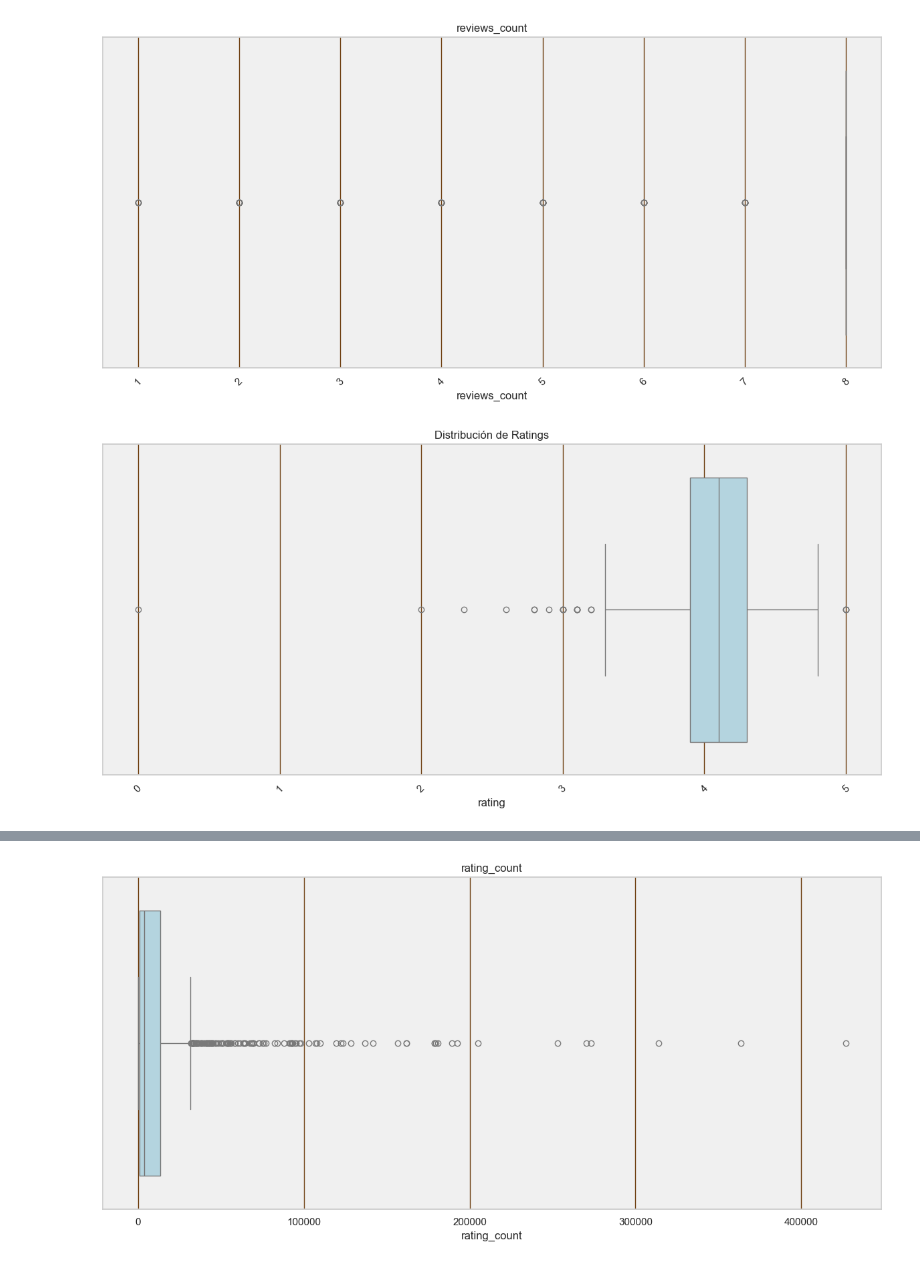
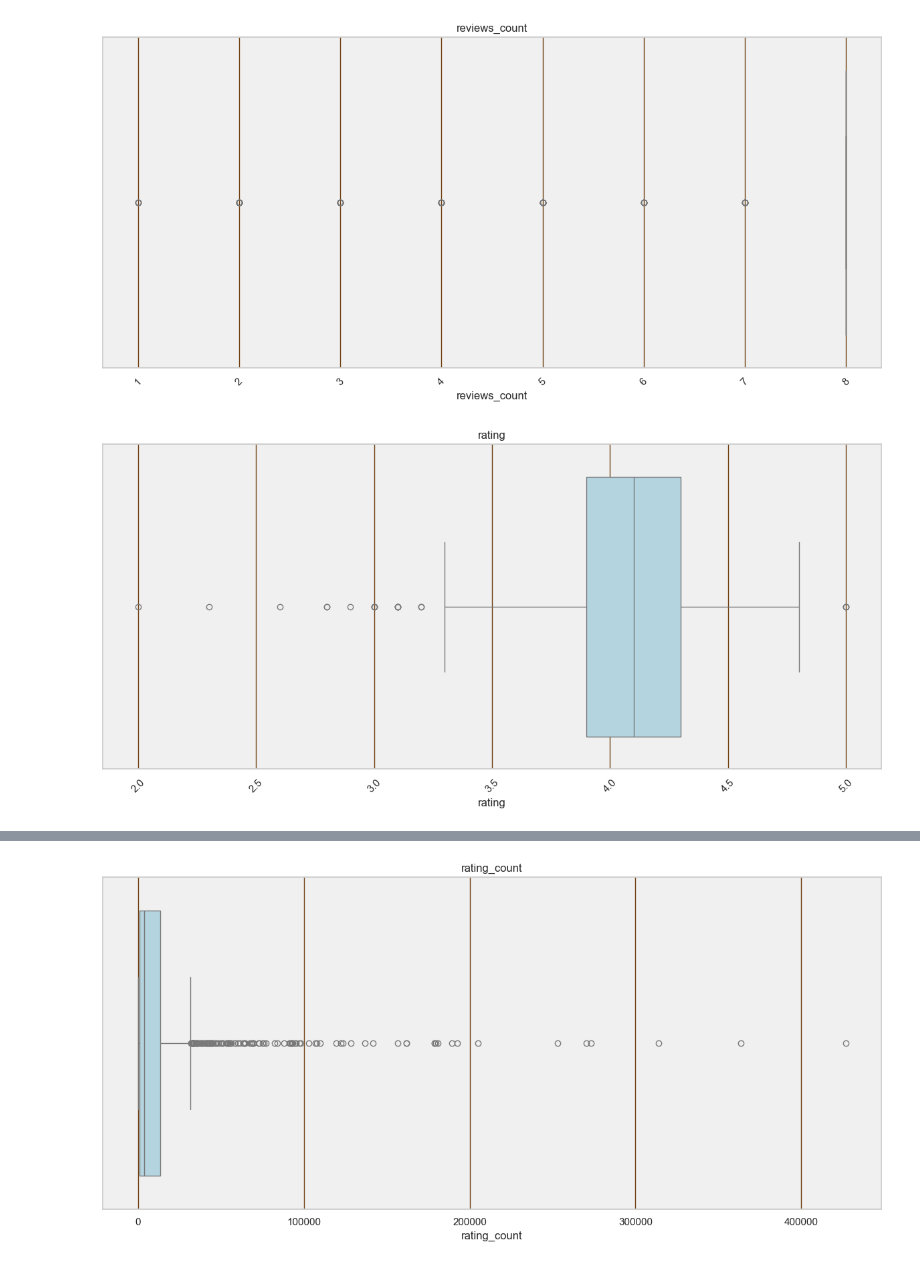
Before and after one commit to osirisberbesia/4DataLab, a Jupyter notebook: exploratorio_datalab.ipynb, the cells around one changed output, grey strips where cells are left out. Drawn from its saved outputs; the diff is of its cells as text; code cells hidden in the pictures.

```diff
--- a/exploratorio_datalab.ipynb
+++ b/exploratorio_datalab.ipynb
@@ -208,22 +146,26 @@ plt.show()
 # %% [output]
 [figure]
 # %%
-df_review['rating'] = df_review['rating'].astype(str)
+import pandas as pd
+import matplotlib.pyplot as plt
+import seaborn as sns
 
-# Reemplazar las comas por puntos y convertir a numérico
+df_review = pd.read_csv('CSV/amazon_review_clean.csv')
+
+# Convertir 'rating' a float usando el punto como separador decimal
 df_review['rating'] = pd.to_numeric(df_review['rating'].str.replace(',', '.', regex=False), errors='coerce')
 
 # Ordenar el DataFrame por 'rating'
 df_review = df_review.sort_values(by='rating')
 
 # Configurar el estilo de los gráficos
 sns.set(style="whitegrid", rc={"axes.facecolor": "#f0f0f0", "grid.color": "#704214"})  # Fondo gris claro y grid sepia
 
 plt.figure(figsize=(12, 6))
 sns.boxplot(x=df_review['rating'], color='#ADD8E6')
-plt.title('Distribución de Ratings')
+plt.title('rating')
 plt.xticks(rotation=45)
 plt.tight_layout()
 plt.show()
 # %% [output]
-[figure, old version]
+[figure, new version]
```
Also changed, not shown: parts of 36 cells of this notebook, 1 other file.
